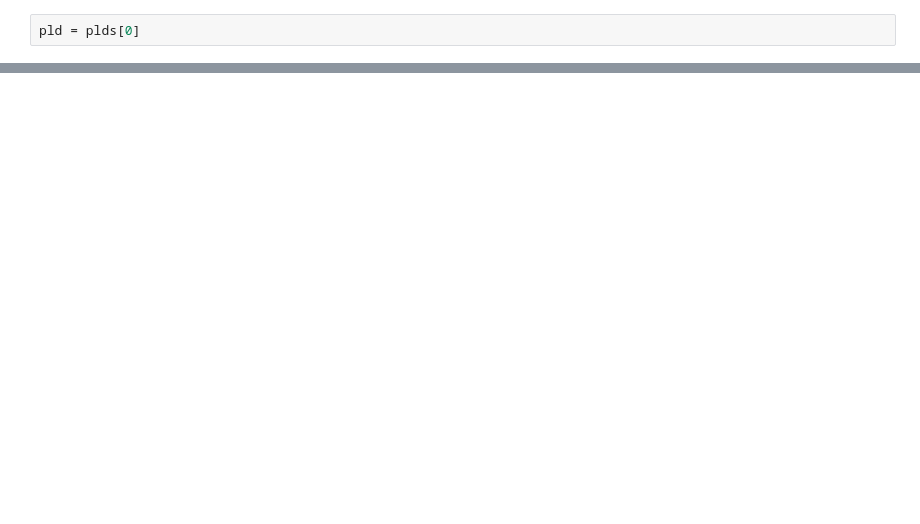
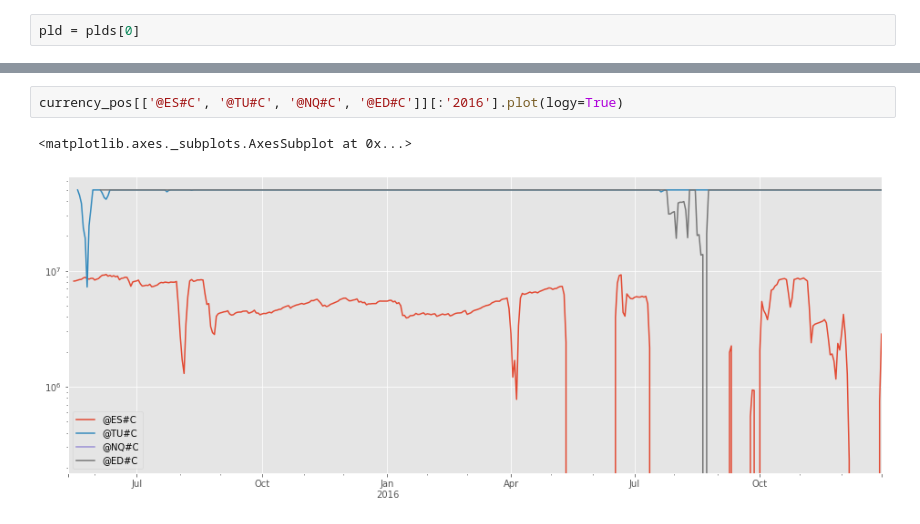
Before and after one commit to doda/fincl, a Jupyter notebook: backend/21_tearsheets.ipynb, the cells around one changed output, grey strips where cells are left out. Cells and saved outputs as stored; diff of their text form; blank space fills up the shorter version.

```diff
--- a/backend/21_tearsheets.ipynb
+++ b/backend/21_tearsheets.ipynb
@@ -366,0 +296,5 @@ signal
+# %%
+currency_pos[['@ES#C', '@TU#C', '@NQ#C', '@ED#C']][:'2016'].plot(logy=True)
+# %% [output]
+<matplotlib.axes._subplots.AxesSubplot at 0x...>
+[figure, added]
```
Also changed, not shown: parts of 31 cells of this notebook, 37 other files.
